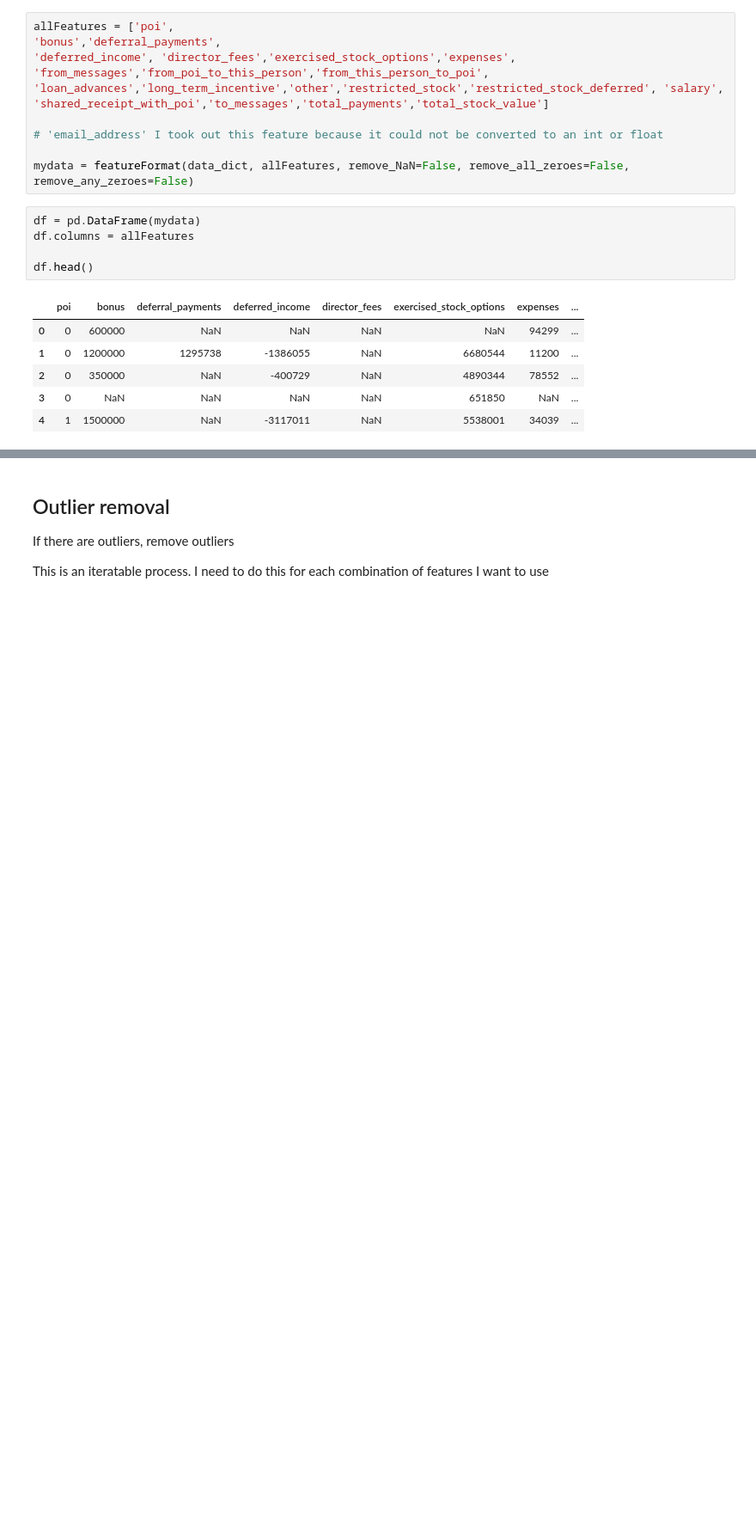
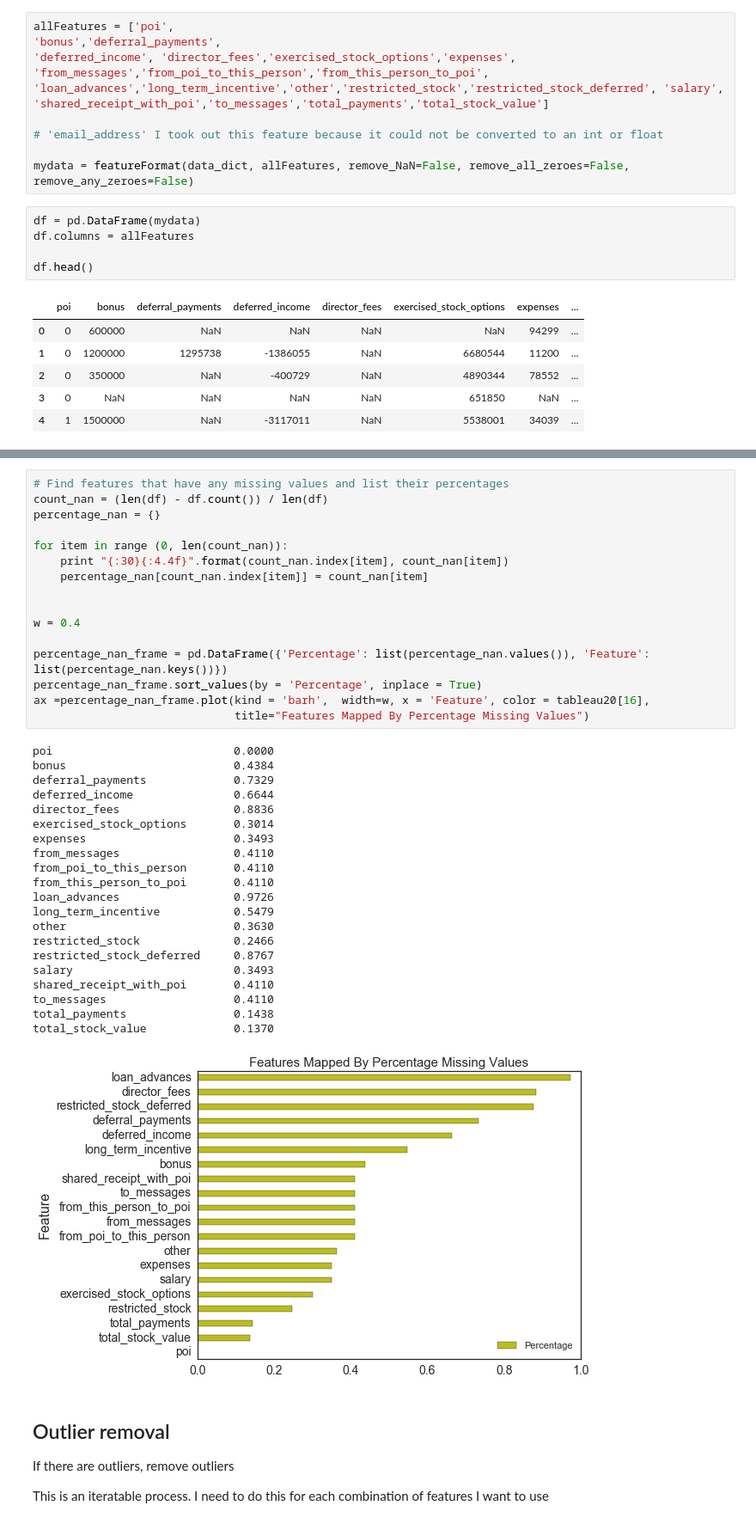
Before and after one commit to omoju/identifyFraudFromEnronEmail, a Jupyter notebook: IdentifyFraudFromEnronEmail.ipynb, the cells around one changed output, grey strips where cells are left out. Shown at 86% size. Saved outputs shown, nothing was run; the diff lists cells and outputs as text; blank space fills up the shorter version.

```diff
--- a/IdentifyFraudFromEnronEmail.ipynb
+++ b/IdentifyFraudFromEnronEmail.ipynb
@@ -124,3 +131,41 @@ _ = p.set_title('Histogram of POI values')
+# %%
+# Find features that have any missing values and list their percentages
+count_nan = (len(df) - df.count()) / len(df)
+percentage_nan = {}
+
+for item in range (0, len(count_nan)):
+    print "{:30}{:4.4f}".format(count_nan.index[item], count_nan[item])
+    percentage_nan[count_nan.index[item]] = count_nan[item]
+
+
+w = 0.4
+
+percentage_nan_frame = pd.DataFrame({'Percentage': list(percentage_nan.values()), 'Feature': list(percentage_nan.keys())})
+percentage_nan_frame.sort_values(by = 'Percentage', inplace = True)
+ax =percentage_nan_frame.plot(kind = 'barh',  width=w, x = 'Feature', color = tableau20[16],
+                              title="Features Mapped By Percentage Missing Values")
+# %% [output]
+poi                           0.0000
+bonus                         0.4384
+deferral_payments             0.7329
+deferred_income               0.6644
+director_fees                 0.8836
+exercised_stock_options       0.3014
+expenses                      0.3493
+from_messages                 0.4110
+from_poi_to_this_person       0.4110
+from_this_person_to_poi       0.4110
+loan_advances                 0.9726
+long_term_incentive           0.5479
+other                         0.3630
+restricted_stock              0.2466
+restricted_stock_deferred     0.8767
+salary                        0.3493
+shared_receipt_with_poi       0.4110
+to_messages                   0.4110
+total_payments                0.1438
+total_stock_value             0.1370
+[figure, added]
 # %% [markdown]
 ## Outlier removal
 If there are outliers, remove outliers
```
Also changed, not shown: parts of 5 cells of this notebook, 4 other files.
